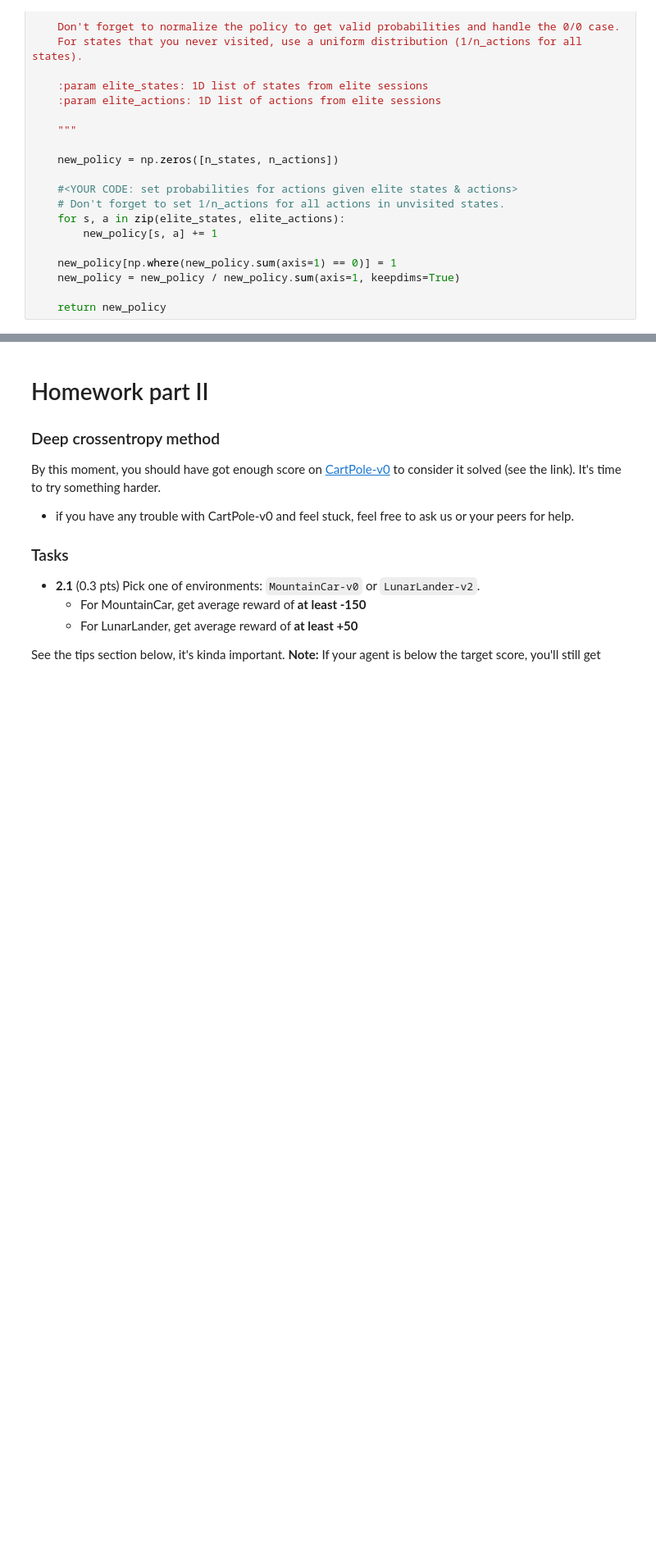
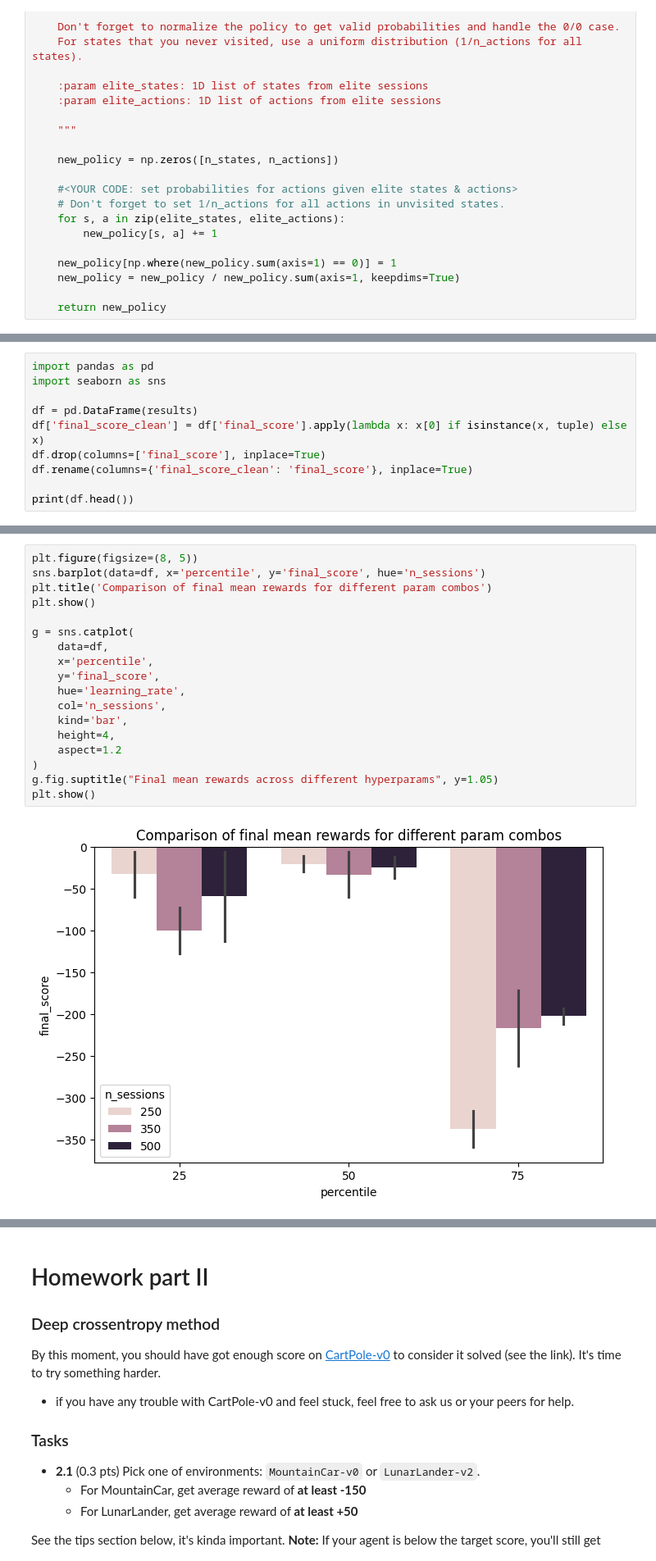
Before and after one commit to FuadBabaev/Advanced_RL, a Jupyter notebook: deep_crossentropy_method.ipynb, the cells around one changed output, grey strips where cells are left out. Shown at 82% size. Drawn from its saved outputs; the diff is of its cells as text; blank space fills up the shorter version.

```diff
--- a/deep_crossentropy_method.ipynb
+++ b/deep_crossentropy_method.ipynb
@@ -372,0 +444,10 @@ def get_new_policy(elite_states, elite_actions):
+# %%
+import pandas as pd
+import seaborn as sns
+
+df = pd.DataFrame(results)
+df['final_score_clean'] = df['final_score'].apply(lambda x: x[0] if isinstance(x, tuple) else x)
+df.drop(columns=['final_score'], inplace=True)
+df.rename(columns={'final_score_clean': 'final_score'}, inplace=True)
+
+print(df.head())
@@ -372,0 +468,20 @@ def get_new_policy(elite_states, elite_actions):
+# %%
+plt.figure(figsize=(8, 5))
+sns.barplot(data=df, x='percentile', y='final_score', hue='n_sessions')
+plt.title('Comparison of final mean rewards for different param combos')
+plt.show()
+
+g = sns.catplot(
+    data=df,
+    x='percentile',
+    y='final_score',
+    hue='learning_rate',
+    col='n_sessions',
+    kind='bar',
+    height=4,
+    aspect=1.2
+)
+g.fig.suptitle("Final mean rewards across different hyperparams", y=1.05)
+plt.show()
+# %% [output]
+[figure, added]
```
Also changed, not shown: parts of 7 cells of this notebook.
